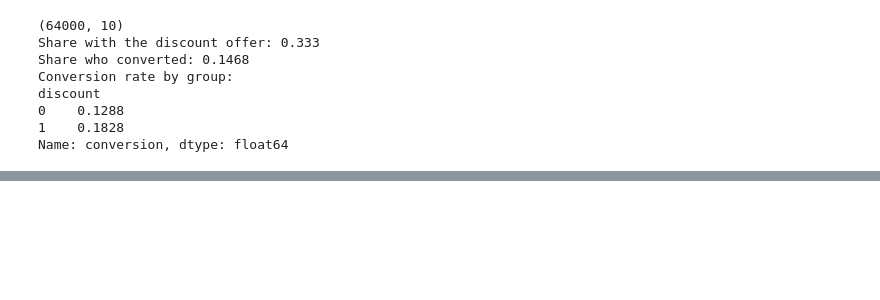
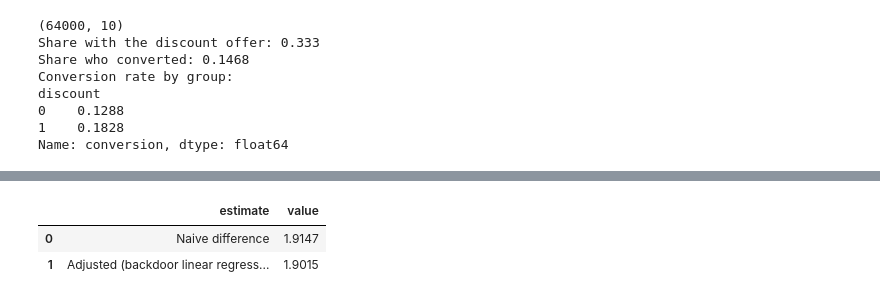
Before and after one commit to Sangu-dev/EconoCasual, a Jupyter notebook: notebooks/casual_graph.ipynb, the cells around one changed output, grey strips where cells are left out. Saved outputs shown, nothing was run; the diff lists cells and outputs as text; code cells hidden in the pictures; blank space fills up the shorter version.

```diff
--- a/notebooks/casual_graph.ipynb
+++ b/notebooks/casual_graph.ipynb
@@ -44,4 +82,6 @@ text columns: ['zip_code', 'channel', 'offer']
 # %%
-features = [c for c in df.columns if c not in ('customer_id', 'discount', 'revenue')]
-df.groupby('discount')[features].mean().T.round(3)
+from src.casual_graph import build_model,identify_and_estimate,naive_difference,confounder_columns
+model=build_model(df)
+identified,estimate=identify_and_estimate(model)
+print(identified)
 # %% [output]
@@ -48,0 +115,9 @@ TypeError: dtype 'str' does not support operation 'mean'
+# %%
+pd.DataFrame({
+    'estimate': ['Naive difference', 'Adjusted (backdoor linear regression)'],
+    'value': [naive_difference(df), float(estimate.value)]
+}).round(4)
+# %% [output]
+|  | estimate | value |
+| 0 | Naive difference | 1.9147 |
+| 1 | Adjusted (backdoor linear regress... | 1.9015 |
```
Also changed, not shown: parts of 6 cells of this notebook, 2 other files.
